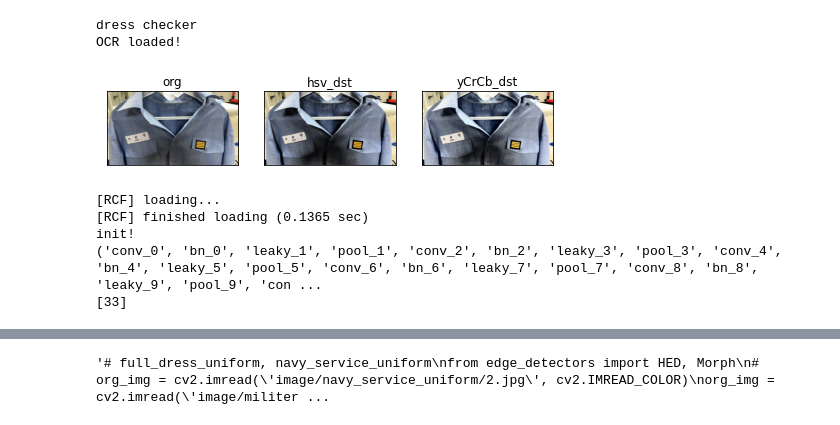
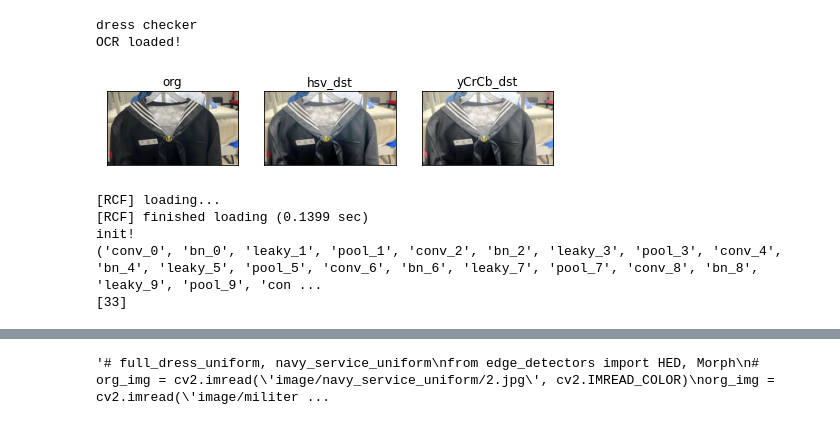
Before and after one commit to OmilZomil-OSAM-Hackathon-2022/OmilZomil-NAVYeffect, a Jupyter notebook: AI_BE/main.ipynb, the cells around one changed output, grey strips where cells are left out. Saved outputs shown, nothing was run; the diff lists cells and outputs as text; code cells hidden in the pictures.

```diff
--- a/AI_BE/main.ipynb
+++ b/AI_BE/main.ipynb
@@ -23,22 +23,22 @@ OCR loaded!
 # %%
 from OZEngine.lib.utils import *
 from OZEngine import OmilZomil
 import cv2
 
-# org_img = cv2.imread('image/full_dress_uniform/1.jpg', cv2.IMREAD_COLOR)
+org_img = cv2.imread('image/full_dress_uniform/1.jpg', cv2.IMREAD_COLOR)
 # org_img = cv2.imread('image/militery_uniform/1.jpg', cv2.IMREAD_COLOR)
-org_img = cv2.imread('image/navy_service_uniform/1.jpg', cv2.IMREAD_COLOR)
+# org_img = cv2.imread('image/navy_service_uniform/1.jpg', cv2.IMREAD_COLOR)
 img = cv2.resize(org_img, (500, 500))
 hsv_dst, yCrCb_dst = histNorm(org_img)
 # img = yCrCb_dst
 plt_imshow(["org", "hsv_dst", "yCrCb_dst"], [org_img, hsv_dst, yCrCb_dst])
 
 model = OmilZomil()
 # model.detect(org_img)
 # %% [output]
-[figure, old version]
+[figure, new version]
 [RCF] loading...
-[RCF] finished loading (0.1365 sec)
+[RCF] finished loading (0.1399 sec)
 init!
 ('conv_0', 'bn_0', 'leaky_1', 'pool_1', 'conv_2', 'bn_2', 'leaky_3', 'pool_3', 'conv_4', 'bn_4', 'leaky_5', 'pool_5', 'conv_6', 'bn_6', 'leaky_7', 'pool_7', 'conv_8', 'bn_8', 'leaky_9', 'pool_9', 'con ...
 [33]
```
Also changed, not shown: parts of 1 cell of this notebook, 2 other files.
